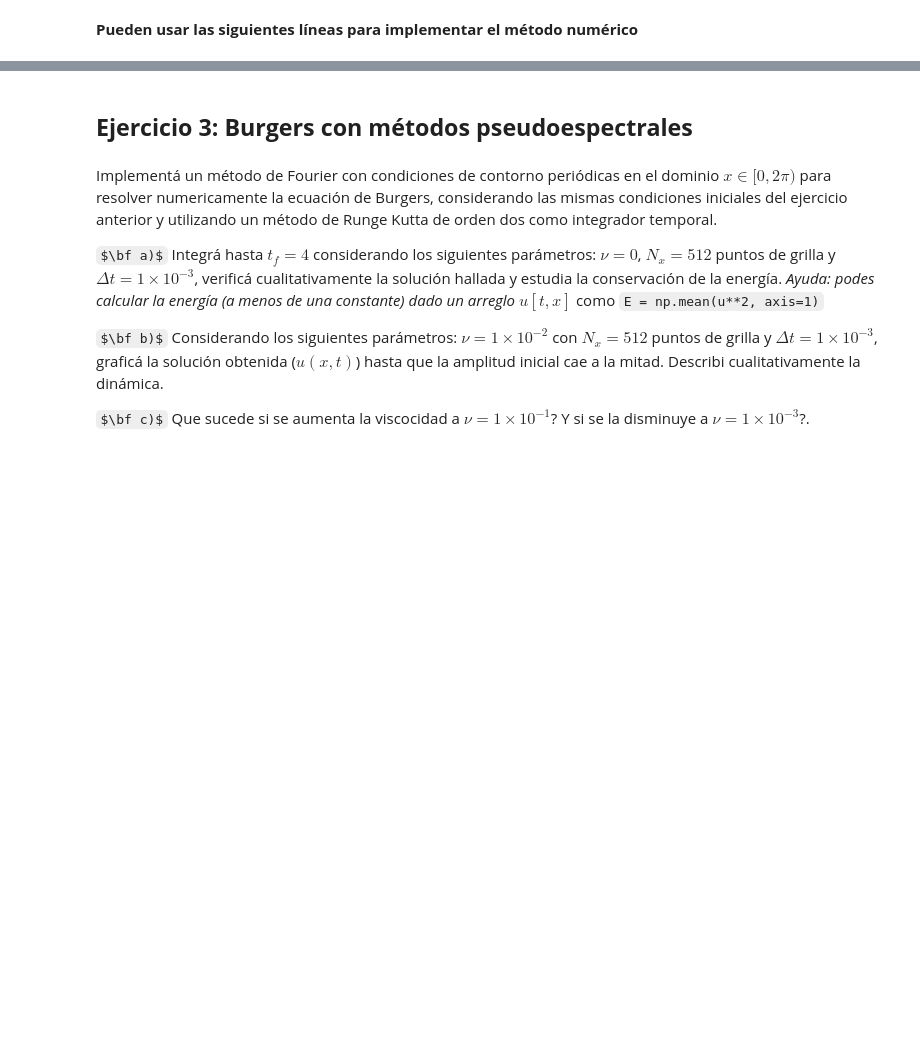
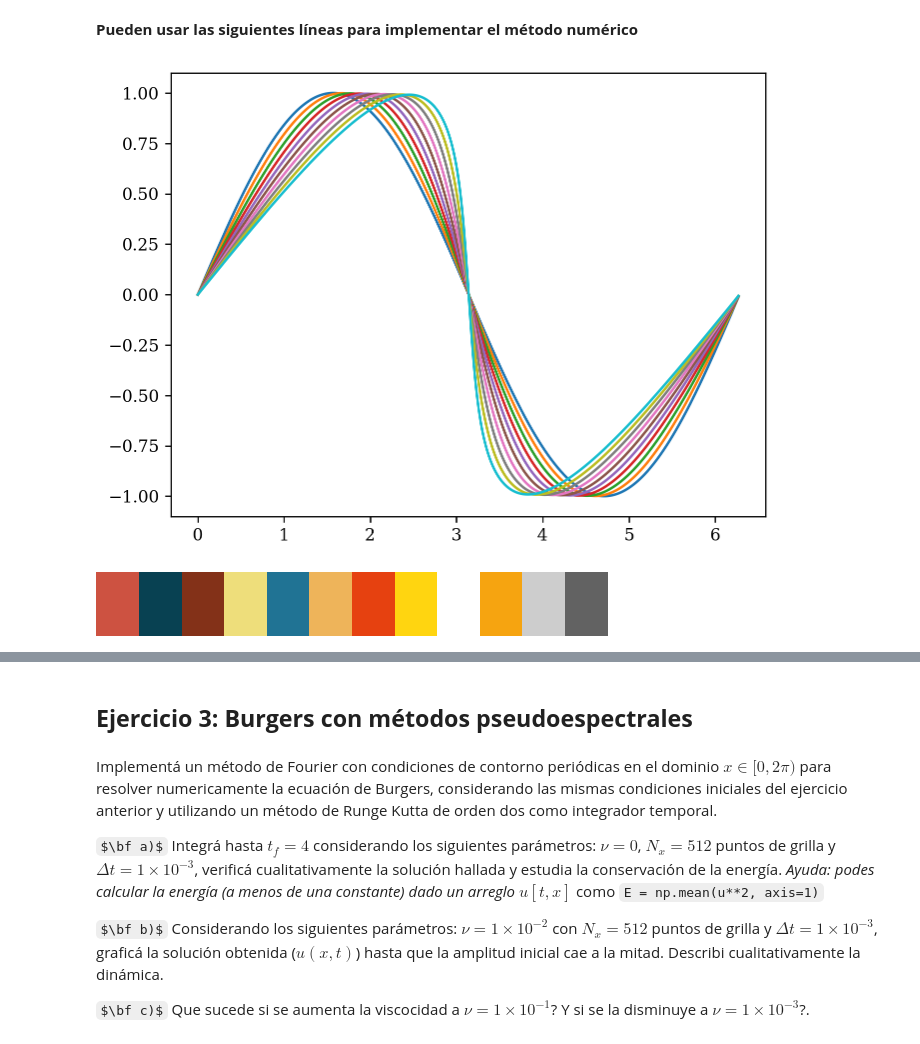
Before and after one commit to agustinbrusco/Sistemas_Complejos, a Jupyter notebook: guias/Guia2.ipynb, the cells around one changed output, grey strips where cells are left out. Drawn from its saved outputs; the diff is of its cells as text; code cells hidden in the pictures; some formulas as TeX source; blank space fills up the shorter version.

```diff
--- a/guias/Guia2.ipynb
+++ b/guias/Guia2.ipynb
@@ -115,21 +197,56 @@ $\bf d)$ Qué sucede si comienzo con una velocidad inicial nula?
 
 nx = 512
 nt = 1000
-dx = 2 * np.pi / (nx - 1)
-nu = .01
+L = 2 * np.pi
+dx = L / (nx - 1)
+nu = 1e-2
 dt = 1e-3
 
-x = np.linspace(0,2*np.pi,nx,endpoint=False) # Coordenada espacial en [0,2*pi)
-t = np.arange(nt)*dt
+x_vals = np.linspace(0, L, nx, endpoint=False)  # Coordenada espacial en [0, 2*pi)
+t_vals = np.arange(nt) * dt
-# %%
-u = np.zeros([nx, nt])  # Array con la velocidad
-u[0, :] = 0  # condición de contorno en x=0
-u[nx-1, :] = 0  #  condición de contorno en  x=xmax
-
-
-u[:, 0] = # alguna condicion inicial
-
-
-for n in range(nt-1):
-    u[1:nx-1, n+1] = (u[1:nx-1, n] +
-                      dt * (nu * (u[2:nx, n] - 2 *...   #completar para integrar (fijate como es la expresión que te pedimos)
+# %%
+u = np.empty([nx, nt])  # Array con la velocidad
+
+
+u[:, 0] = np.sin(2*np.pi*x_vals/L)  # alguna condicion inicial
+
+# Defino las matrices de diferencias finitas
+D_1 = (np.eye(nx, k=1) - np.eye(nx, k=-1))
+D_1[-1, 0], D_1[0, -1] = 1, -1  # contorno periódico
+D_1 /= (2 * dx)
+D_2 = (np.eye(nx, k=1) - 2 * np.eye(nx) + np.eye(nx, k=-1))
+D_2[-1, 0], D_2[0, -1] = 1, 1  # contorno periódico
+D_2 /= (dx**2)
+
+# Aplico el método de Euler
+for n in range(nt - 1):
+    u[:, n+1] = u[:, n] + dt * (
+        - (D_1 @ u[:, n]) @ np.diag(u[:, n])  # du/dx * u
+        + nu * D_2 @ u[:, n]  # nu * d^2u/dx^2
+    )
+# %%
+for i in range(0, nt, 100):
+    plt.plot(x_vals, u[:, i], label=f"t={i*dt:.2f}")
+plt.show()
+# %% [output]
+[figure, added]
+# %%
+from matplotlib import colors
+
+charizard_colors = """#cd5241
+#084152
+#833118
+#eede7b
+#207394
+#eeb45a
+#e64110
+#ffd510
+#ffffff
+#f6a410
+#cdcdcd
+#626262""".splitlines()
+# generate a matplotlib colormap object
+charizard_cmap = colors.ListedColormap(charizard_colors)
+charizard_cmap
+# %% [output]
+[figure, added]
```
Also changed, not shown: parts of 10 cells of this notebook.
